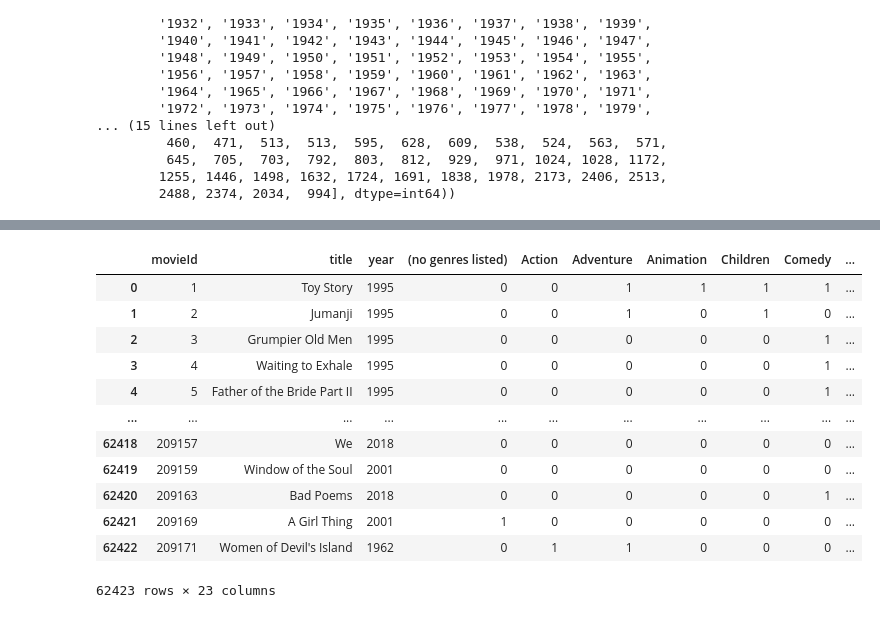
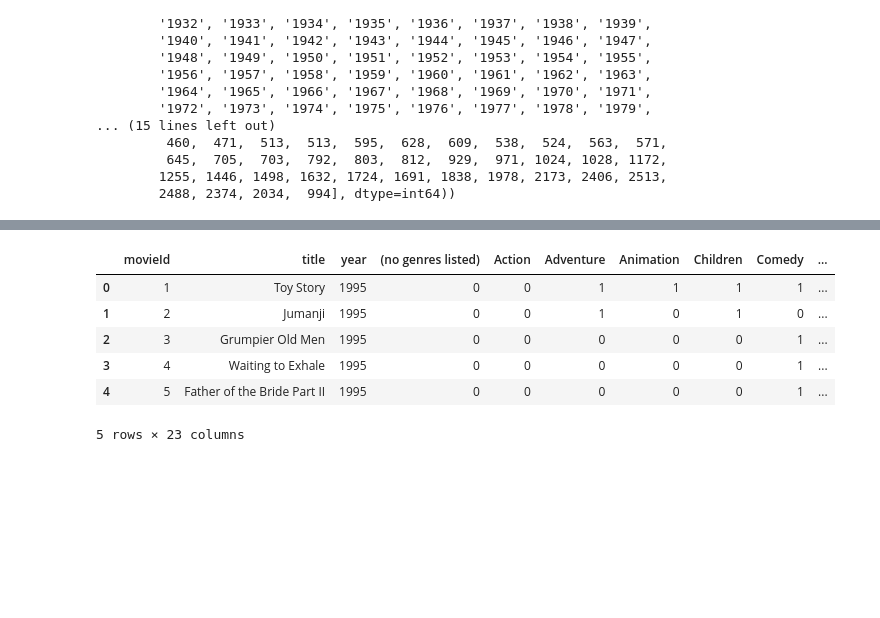
Before and after one commit to Auroruaaa/CSE158_Assignment2, a Jupyter notebook: preprocess.ipynb, the cells around one changed output, grey strips where cells are left out. Cells and saved outputs as stored; diff of their text form; code cells hidden in the pictures; blank space fills up the shorter version.

```diff
--- a/preprocess.ipynb
+++ b/preprocess.ipynb
@@ -192,20 +179,14 @@ genres_split
 # %%
 df_movies_final = pd.concat([df_movies_temp.drop(columns=['genres']), genres_split], axis=1)
 # %%
-df_movies_final
+df_movies_final.head()
 # %% [output]
 |  | movieId | title | year | (no genres listed) | Action | Adventure | Animation | Children | Comedy | ... |
 | 0 | 1 | Toy Story | 1995 | 0 | 0 | 1 | 1 | 1 | 1 | ... |
 | 1 | 2 | Jumanji | 1995 | 0 | 0 | 1 | 0 | 1 | 0 | ... |
 | 2 | 3 | Grumpier Old Men | 1995 | 0 | 0 | 0 | 0 | 0 | 1 | ... |
 | 3 | 4 | Waiting to Exhale | 1995 | 0 | 0 | 0 | 0 | 0 | 1 | ... |
 | 4 | 5 | Father of the Bride Part II | 1995 | 0 | 0 | 0 | 0 | 0 | 1 | ... |
-| ... | ... | ... | ... | ... | ... | ... | ... | ... | ... | ... |
-| 62418 | 209157 | We | 2018 | 0 | 0 | 0 | 0 | 0 | 0 | ... |
-| 62419 | 209159 | Window of the Soul | 2001 | 0 | 0 | 0 | 0 | 0 | 0 | ... |
-| 62420 | 209163 | Bad Poems | 2018 | 0 | 0 | 0 | 0 | 0 | 1 | ... |
-| 62421 | 209169 | A Girl Thing | 2001 | 1 | 0 | 0 | 0 | 0 | 0 | ... |
-| 62422 | 209171 | Women of Devil's Island | 1962 | 0 | 1 | 1 | 0 | 0 | 0 | ... |
-62423 rows × 23 columns
+5 rows × 23 columns
 # %%
 df_movies_final.to_csv("df_movies_final.csv", index=False)
```
Also changed, not shown: parts of 10 cells of this notebook, 2 other files.
